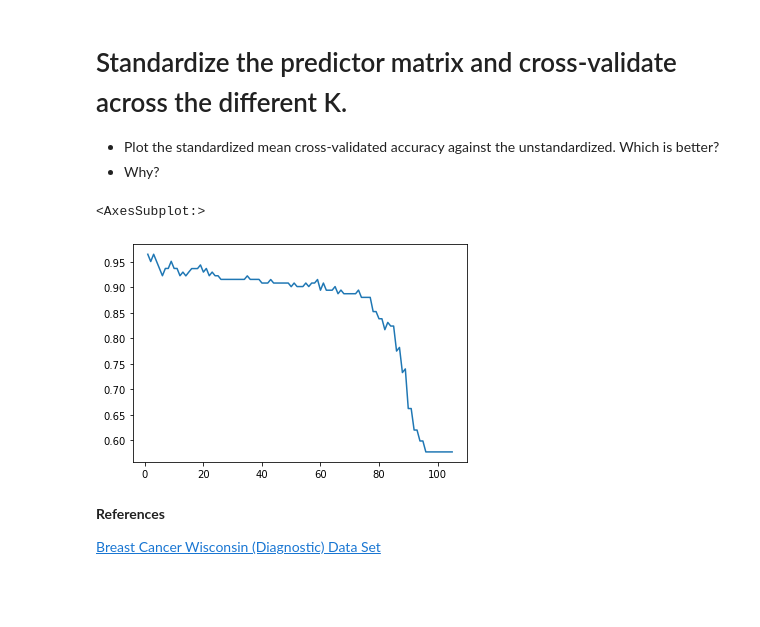
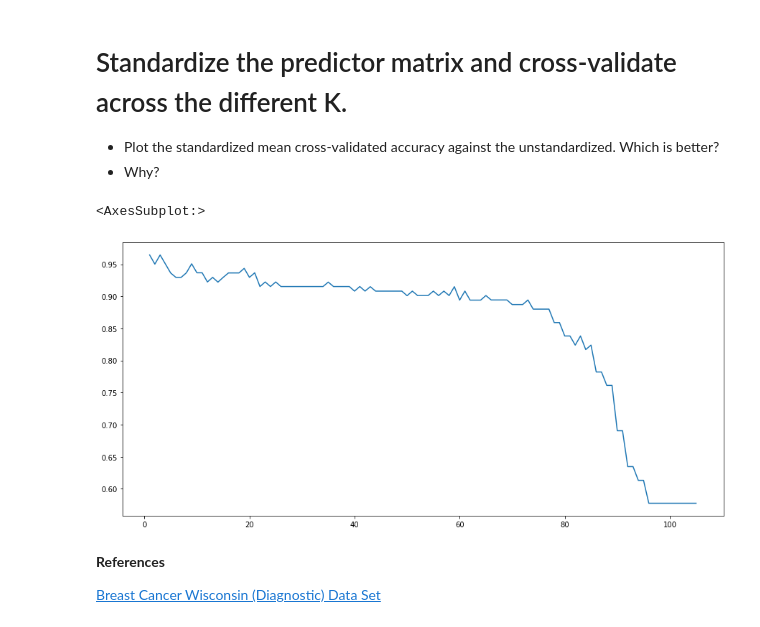
Before and after one commit to Kesterchia/Institute-of-Data, a Jupyter notebook: Mod 6/IOD_Lab_6_3 (Done).ipynb, the cells around one changed output. Drawn from its saved outputs; the diff is of its cells as text; code cells hidden in the pictures; blank space fills up the shorter version.

```diff
--- a/Mod 6/IOD_Lab_6_3 (Done).ipynb
+++ b/Mod 6/IOD_Lab_6_3 (Done).ipynb
@@ -348,11 +341,13 @@ for i in range(1,round(X_train.shape[0] * 0.75)):
                           )
     score_list.append(np.array(score['test_score']).mean())
 # %%
+plt.figure(figsize=(15,7))
+
 sns.lineplot(x = range(1,len(score_list) +1),
              y = score_list)
 # %% [output]
 <AxesSubplot:>
-[figure, old version]
+[figure, new version]
 # %%
 #Seems like it performs much much better. Why?
 # %% [markdown]
```
Also changed, not shown: parts of 13 cells of this notebook, 5 other files.
